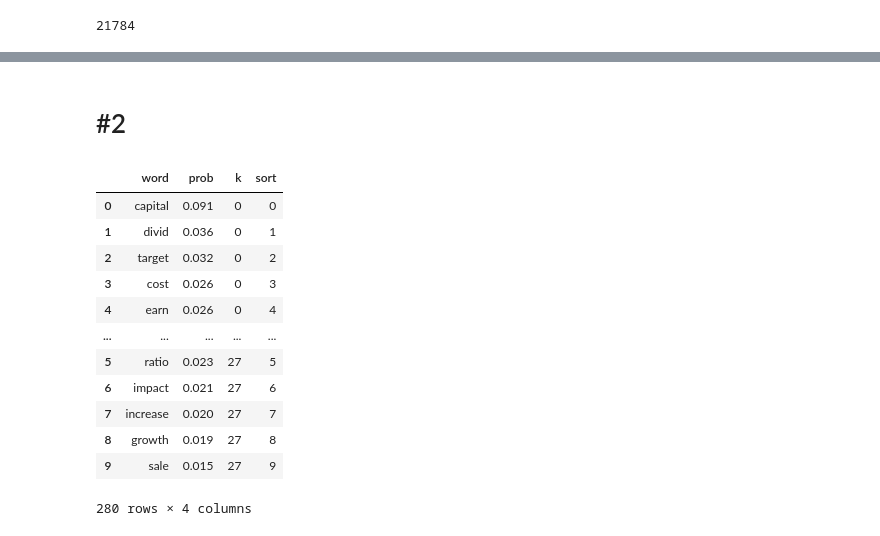
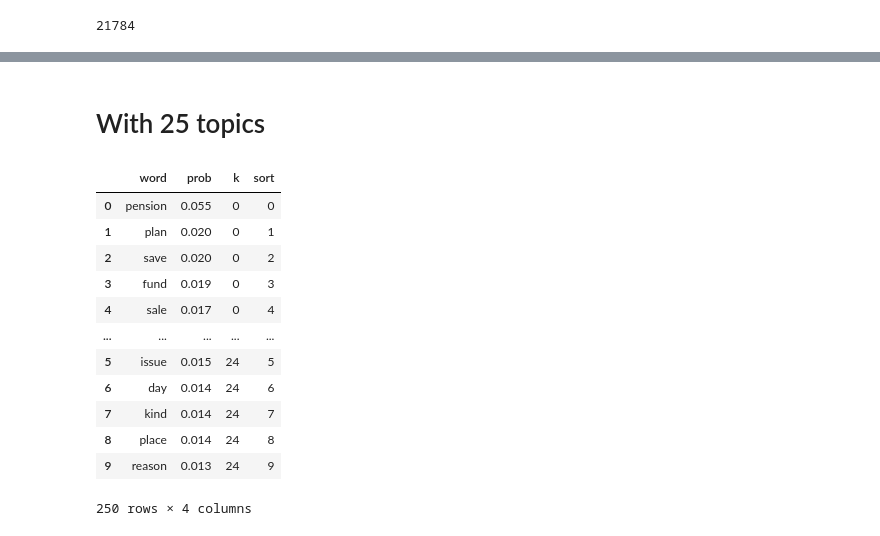
Before and after one commit to BoE-ARP-Bayes-MSc-BA/BoE_ARP_test03, a Jupyter notebook: MD_TP.ipynb, the cells around one changed output, grey strips where cells are left out. Saved outputs shown, nothing was run; the diff lists cells and outputs as text; code cells hidden in the pictures.

```diff
--- a/MD_TP.ipynb
+++ b/MD_TP.ipynb
@@ -401,7 +401,9 @@ model_df.head(3)
 # %% [markdown]
 Load the df so the above we don't have to rerun anagin
 # %%
-# # call out the model_df CSV
-# model_df = pd.read_csv('./main_df_output/topic_modelling_df.csv')
-# pd.set_option('display.max_columns', None)
-# model_df
+# call out the model_df CSV
+model_df = pd.read_csv('./main_df_output/topic_modelling_MD_df.csv')
+# model_df sort by date
+model_df = model_df.sort_values(by=['date'])
+pd.set_option('display.max_columns', None)
+model_df
@@ -455,6 +471,9 @@ def clean_tokens_nuon(text_series):
         tmp_tokens=[]
     return tokens
 # %%
+# remove the numeric values from the 'paraghrph_clean' column by str.replace('\d+', '')
+model_df['paraghrph_noun'] = model_df['paraghrph_noun'].str.replace('\d+', '')
+model_df['paraghrph_noun']= model_df['paraghrph_noun'].astype(str)
 # use apply to get the token of the paraghrph
 model_df['token'] = clean_tokens_nuon(model_df['paraghrph_noun']) # or paraghrph_clean
 model_df
@@ -580,7 +599,13 @@ for review in docs_tokens:
     mdy_list.append(tmp)
     tmp=[]
 
-model_df['tokens'] = mdy_list
+model_df['token'] = mdy_list
+
+# recrate again for getting the docs_tokens
+temp_token = model_df['token'] # .apply(remove_brackets)
+docs_tokens = []
+for i in temp_token:
+    docs_tokens.append(i)
 # %%
 # topic modeling
 common_terms = [
@@ -650,7 +764,7 @@ plt.show()
 # %%
 # Hence, we train our best fit model.
 # 所以，我們訓練我們的最佳模型。
-best_mdl = tp.LDAModel(k=95, corpus=corpus)
+best_mdl = tp.LDAModel(k=22, corpus=corpus, seed = 1)
 for i in range(0, 100, 10):
     best_mdl.train(10)
     # print("Iteration: {}\tLog-likelihood: {}".format(i, best_mdl.ll_per_word))
@@ -745,47 +859,47 @@ model_df_without_token.to_csv('./main_df_output/topic_modelling_df_MD95.csv', in
-# %% [markdown]
-# #2
+# %% [markdown]
+# With 25 topics
 # %%
 # Hence, we train our best fit model.
 # 所以，我們訓練我們的最佳模型。
-best_mdl = tp.LDAModel(k=28, corpus=corpus)
+best_mdl = tp.LDAModel(k=25, corpus=corpus, seed = 1)
 for i in range(0, 100, 10):
     best_mdl.train(10)
     # print("Iteration: {}\tLog-likelihood: {}".format(i, best_mdl.ll_per_word))
 # Using the ‘get_topic_words’ attribute,
 # we retrieve the topic-to-word probabilities,
 # a key outcome of topic modeling. The estimated probabilities are arranged into a Pandas DF.
 # 使用“get_topic_words”屬性，我們可以取得主題到詞彙概率的預測，這是主題建模的一個重要結果。
 wt = pd.DataFrame()
 for k in range(best_mdl.k):
     words, probs = [], []
     for word, prob in best_mdl.get_topic_words(k):
         words.append(word)
         probs.append(prob)
     tmp = pd.DataFrame(
         {
             "word": words,
             "prob": np.round(probs, 3),
             "k": np.repeat(k, len(words)),
             "sort": np.arange(0, len(words)),
         }
     )
     wt = pd.concat([wt, tmp], ignore_index=False)
     del tmp
 wt
 # %% [output]
 |  | word | prob | k | sort |
-| 0 | capital | 0.091 | 0 | 0 |
-| 1 | divid | 0.036 | 0 | 1 |
-| 2 | target | 0.032 | 0 | 2 |
-| 3 | cost | 0.026 | 0 | 3 |
-| 4 | earn | 0.026 | 0 | 4 |
+| 0 | pension | 0.055 | 0 | 0 |
+| 1 | plan | 0.020 | 0 | 1 |
+| 2 | save | 0.020 | 0 | 2 |
+| 3 | fund | 0.019 | 0 | 3 |
+| 4 | sale | 0.017 | 0 | 4 |
 | ... | ... | ... | ... | ... |
-| 5 | ratio | 0.023 | 27 | 5 |
-| 6 | impact | 0.021 | 27 | 6 |
-| 7 | increase | 0.020 | 27 | 7 |
-| 8 | growth | 0.019 | 27 | 8 |
-| 9 | sale | 0.015 | 27 | 9 |
+| 5 | issue | 0.015 | 24 | 5 |
+| 6 | day | 0.014 | 24 | 6 |
+| 7 | kind | 0.014 | 24 | 7 |
+| 8 | place | 0.014 | 24 | 8 |
+| 9 | reason | 0.013 | 24 | 9 |
-280 rows × 4 columns
+250 rows × 4 columns
 # %%
 prepared_data= topic_plot_data(best_mdl)
 pyLDAvis.display(prepared_data)
```
Also changed, not shown: parts of 24 cells of this notebook, 2 other files.
